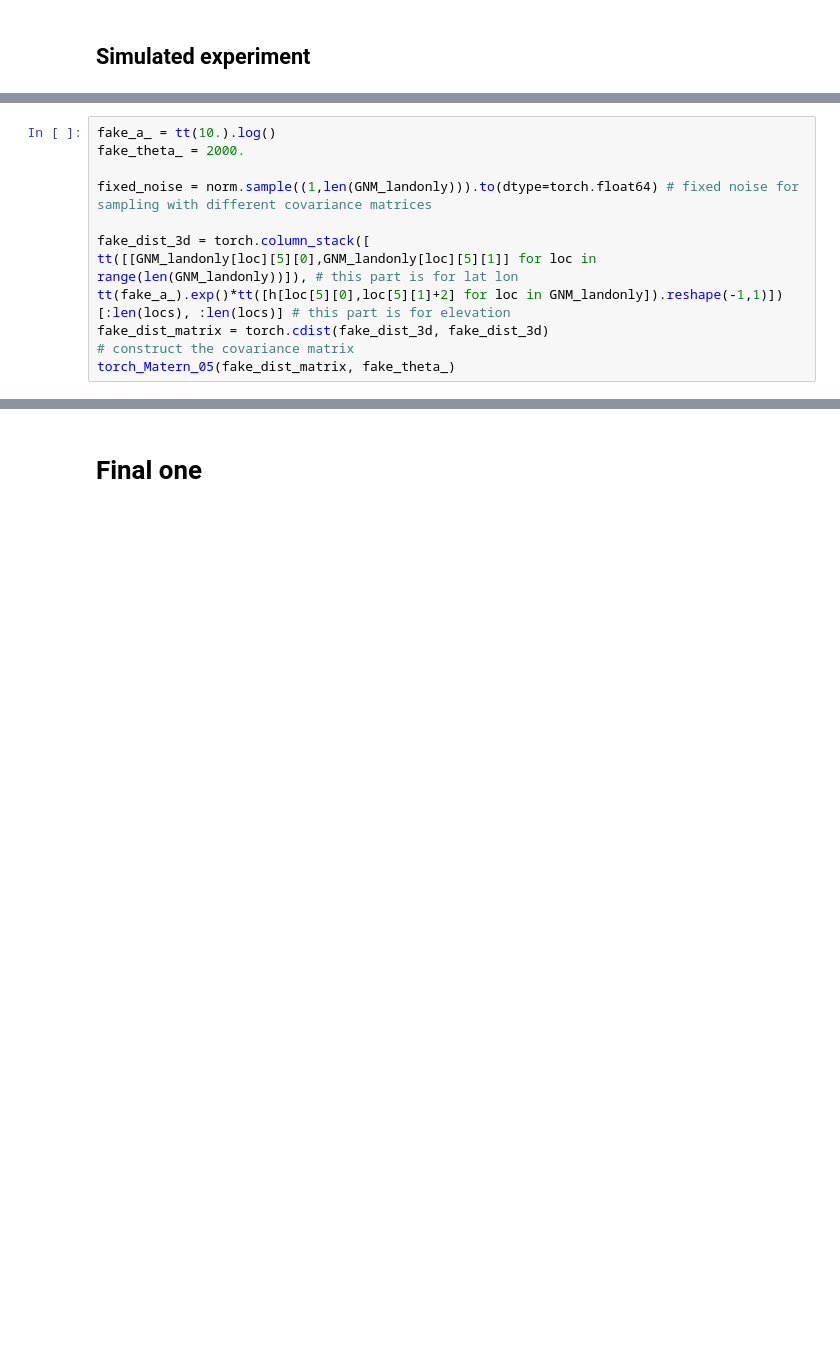
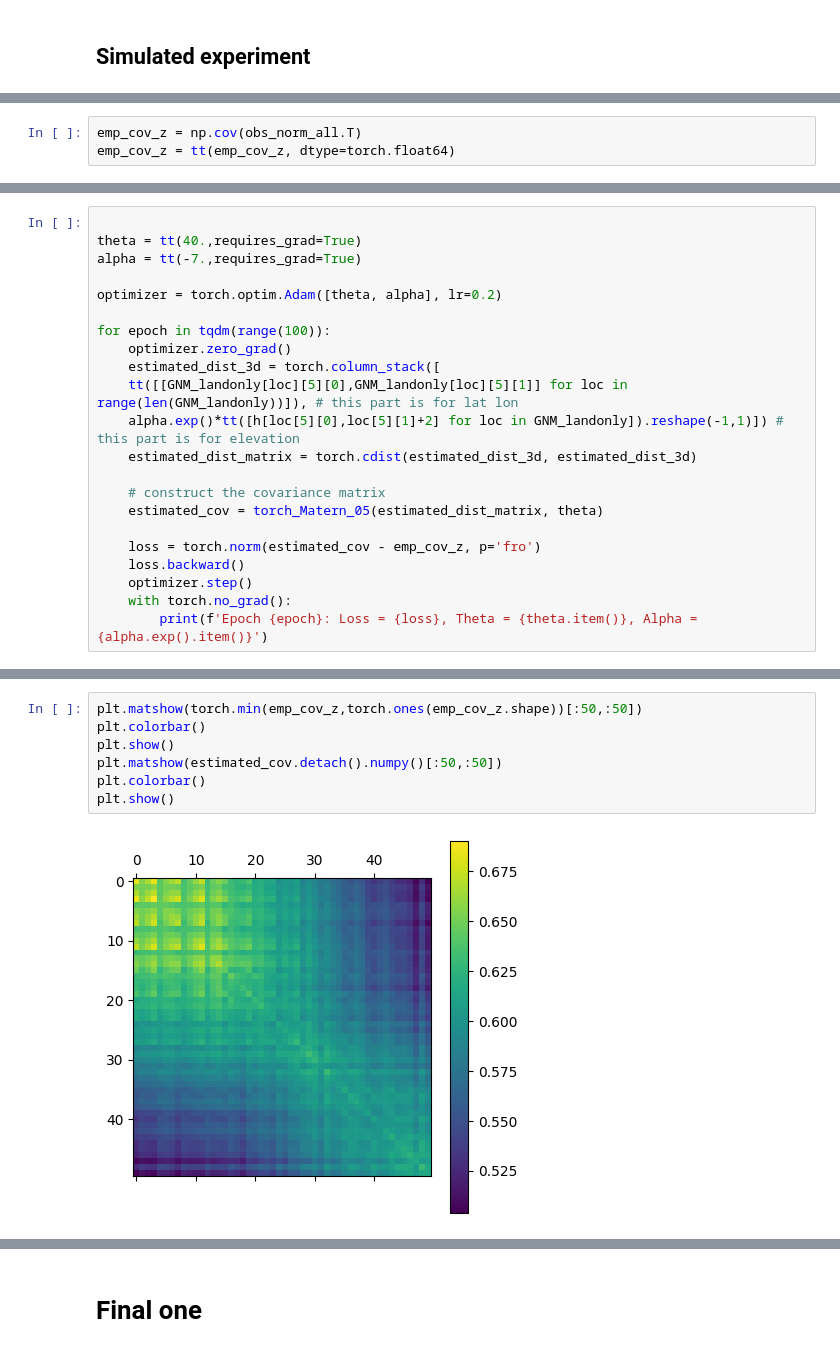
Before and after one commit to Huk-David/SpaDep_VCop, a Jupyter notebook: body/Full_SR_optim.ipynb, the cells around one changed output, grey strips where cells are left out. Saved outputs shown, nothing was run; the diff lists cells and outputs as text; blank space fills up the shorter version.

```diff
--- a/body/Full_SR_optim.ipynb
+++ b/body/Full_SR_optim.ipynb
@@ -346,0 +479,3 @@ tensor(70., requires_grad=True) tensor(36.7525, requires_grad=True) tensor(0.005
+# %%
+emp_cov_z = np.cov(obs_norm_all.T)
+emp_cov_z = tt(emp_cov_z, dtype=torch.float64)
@@ -457,13 +539,23 @@ Epoch 950: Loss = 1.6787258814614148, Theta Gradient = -5.000861347070895e-05, T
 # %%
-fake_a_ = tt(10.).log()
-fake_theta_ = 2000.
 
-fixed_noise = norm.sample((1,len(GNM_landonly))).to(dtype=torch.float64) # fixed noise for sampling with different covariance matrices
+theta = tt(40.,requires_grad=True)
+alpha = tt(-7.,requires_grad=True)
 
-fake_dist_3d = torch.column_stack([
-tt([[GNM_landonly[loc][5][0],GNM_landonly[loc][5][1]] for loc in range(len(GNM_landonly))]), # this part is for lat lon
-tt(fake_a_).exp()*tt([h[loc[5][0],loc[5][1]+2] for loc in GNM_landonly]).reshape(-1,1)])[:len(locs), :len(locs)] # this part is for elevation
-fake_dist_matrix = torch.cdist(fake_dist_3d, fake_dist_3d)
-# construct the covariance matrix
-torch_Matern_05(fake_dist_matrix, fake_theta_)
+optimizer = torch.optim.Adam([theta, alpha], lr=0.2)
+
+for epoch in tqdm(range(100)):
+    optimizer.zero_grad()
+    estimated_dist_3d = torch.column_stack([
+    tt([[GNM_landonly[loc][5][0],GNM_landonly[loc][5][1]] for loc in range(len(GNM_landonly))]), # this part is for lat lon
+    alpha.exp()*tt([h[loc[5][0],loc[5][1]+2] for loc in GNM_landonly]).reshape(-1,1)]) # this part is for elevation
+    estimated_dist_matrix = torch.cdist(estimated_dist_3d, estimated_dist_3d)
+
+    # construct the covariance matrix
+    estimated_cov = torch_Matern_05(estimated_dist_matrix, theta)
+
+    loss = torch.norm(estimated_cov - emp_cov_z, p='fro')
+    loss.backward()
+    optimizer.step()
+    with torch.no_grad():
+        print(f'Epoch {epoch}: Loss = {loss}, Theta = {theta.item()}, Alpha = {alpha.exp().item()}')
 # %% [output]
@@ -621,0 +581,9 @@ ValueError: different number of values and points
+# %%
+plt.matshow(torch.min(emp_cov_z,torch.ones(emp_cov_z.shape))[:50,:50])
+plt.colorbar()
+plt.show()
+plt.matshow(estimated_cov.detach().numpy()[:50,:50])
+plt.colorbar()
+plt.show()
+# %% [output]
+[figure, added]
```
Also changed, not shown: parts of 18 cells of this notebook.
